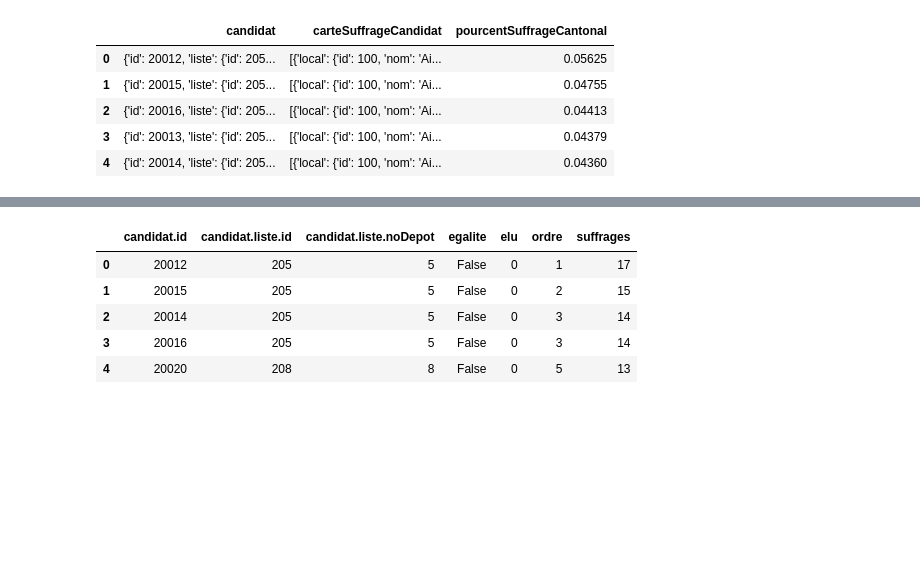
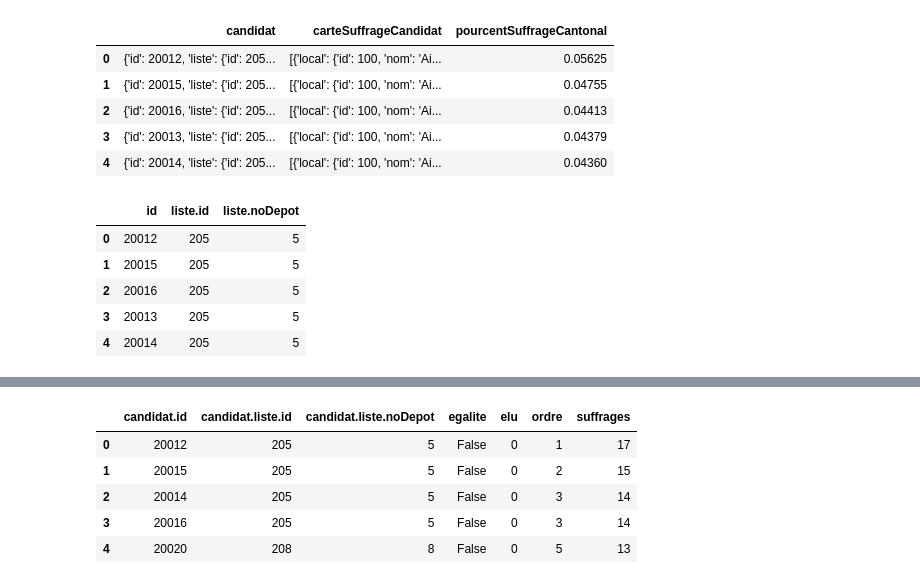
Before and after one commit to Zabamund/chatbotGE, a Jupyter notebook: data_investigation_json_flattening.ipynb, the cells around one changed output, grey strips where cells are left out. Cells and saved outputs as stored; diff of their text form; code cells hidden in the pictures; blank space fills up the shorter version.

```diff
--- a/data_investigation_json_flattening.ipynb
+++ b/data_investigation_json_flattening.ipynb
@@ -88,3 +93,14 @@ df_CE_Resultats_CartesSuffragesCandidat.head()
 | 2 | {'id': 20016, 'liste': {'id': 205... | [{'local': {'id': 100, 'nom': 'Ai... | 0.04413 |
 | 3 | {'id': 20013, 'liste': {'id': 205... | [{'local': {'id': 100, 'nom': 'Ai... | 0.04379 |
 | 4 | {'id': 20014, 'liste': {'id': 205... | [{'local': {'id': 100, 'nom': 'Ai... | 0.04360 |
+# %%
+# flatten a nested part of nested json
+df_CE_Resultats_CartesSuffragesCandidat_candidat = json_normalize(df_CE_Resultats_CartesSuffragesCandidat['candidat'])
+df_CE_Resultats_CartesSuffragesCandidat_candidat.head()
+# %% [output]
+|  | id | liste.id | liste.noDepot |
+| 0 | 20012 | 205 | 5 |
+| 1 | 20015 | 205 | 5 |
+| 2 | 20016 | 205 | 5 |
+| 3 | 20013 | 205 | 5 |
+| 4 | 20014 | 205 | 5 |
```
Also changed, not shown: parts of 4 cells of this notebook.
